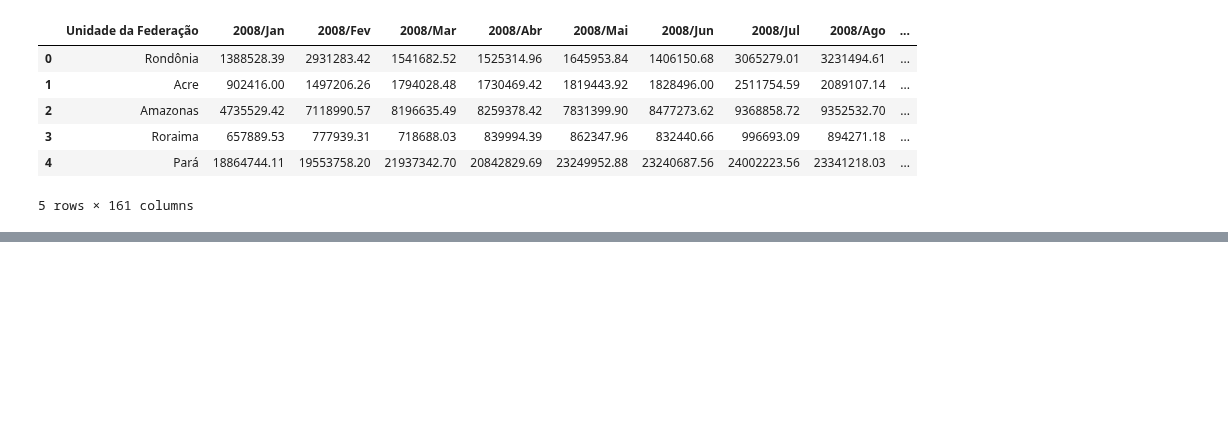
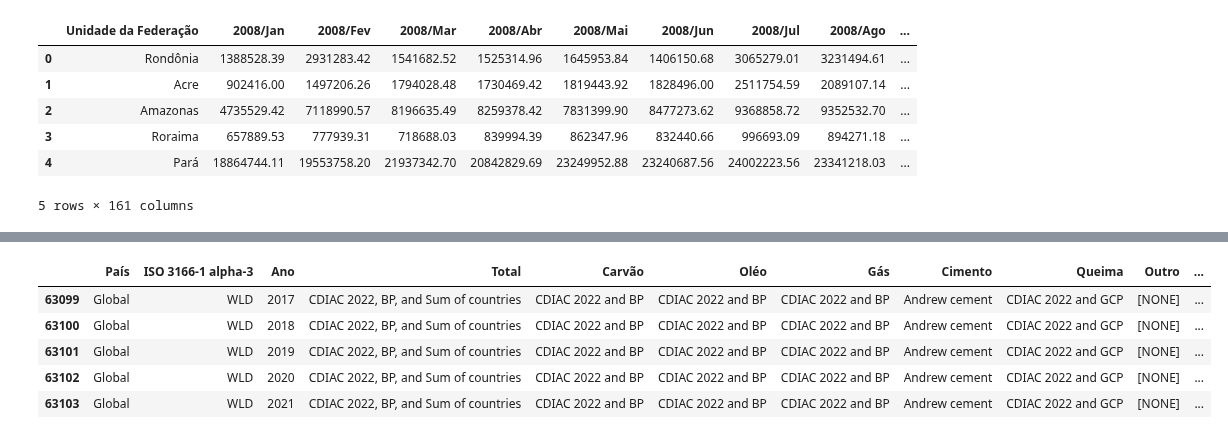
Before and after one commit to paulorobertovrc/alura-data-science, a Jupyter notebook: Pandas/curso_pandas_io.ipynb, the cells around one changed output, grey strips where cells are left out. Saved outputs shown, nothing was run; the diff lists cells and outputs as text; code cells hidden in the pictures; blank space fills up the shorter version.

Commit message:
CURSO PANDAS I/O: Aula 02 (leitura e manipulação de dados em arquivos do Excel)

```diff
--- a/Pandas/curso_pandas_io.ipynb
+++ b/Pandas/curso_pandas_io.ipynb
@@ -81,0 +86,6 @@ dados_sus.head()
+# %%
+url_xlsx = 'https://github.com/alura-cursos/Pandas/blob/main/emissoes_CO2.xlsx?raw=true'
+dados_xlsx = pd.read_excel(url_xlsx)
+# file = 'dados/emissoes_CO2.xlsx'
+# dados_xlsx = pd.read_excel(file)
+dados_xlsx.head()
@@ -81,0 +135,10 @@ dados_sus.head()
+# %%
+fontes = pd.read_excel(url_xlsx, sheet_name='fontes')
+fontes.tail()
+# %% [output]
+|  | País | ISO 3166-1 alpha-3 | Ano | Total | Carvão | Oléo | Gás | Cimento | Queima | Outro | ... |
+| 63099 | Global | WLD | 2017 | CDIAC 2022, BP, and Sum of countries | CDIAC 2022 and BP | CDIAC 2022 and BP | CDIAC 2022 and BP | Andrew cement | CDIAC 2022 and GCP | [NONE] | ... |
+| 63100 | Global | WLD | 2018 | CDIAC 2022, BP, and Sum of countries | CDIAC 2022 and BP | CDIAC 2022 and BP | CDIAC 2022 and BP | Andrew cement | CDIAC 2022 and GCP | [NONE] | ... |
+| 63101 | Global | WLD | 2019 | CDIAC 2022, BP, and Sum of countries | CDIAC 2022 and BP | CDIAC 2022 and BP | CDIAC 2022 and BP | Andrew cement | CDIAC 2022 and GCP | [NONE] | ... |
+| 63102 | Global | WLD | 2020 | CDIAC 2022, BP, and Sum of countries | CDIAC 2022 and BP | CDIAC 2022 and BP | CDIAC 2022 and BP | Andrew cement | CDIAC 2022 and GCP | [NONE] | ... |
+| 63103 | Global | WLD | 2021 | CDIAC 2022, BP, and Sum of countries | CDIAC 2022 and BP | CDIAC 2022 and BP | CDIAC 2022 and BP | Andrew cement | CDIAC 2022 and GCP | [NONE] | ... |
```
Also changed, not shown: parts of 12 cells of this notebook.
